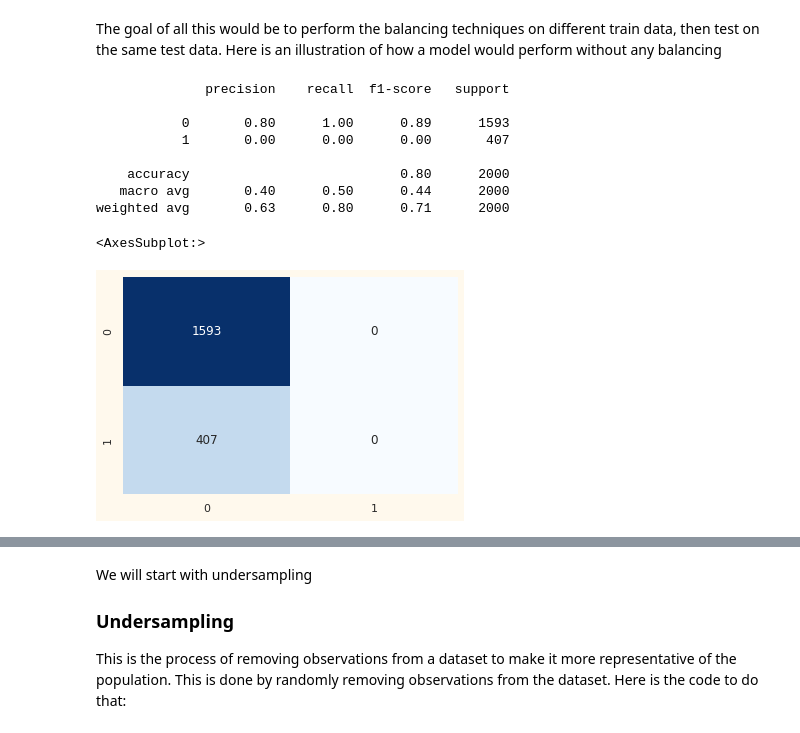
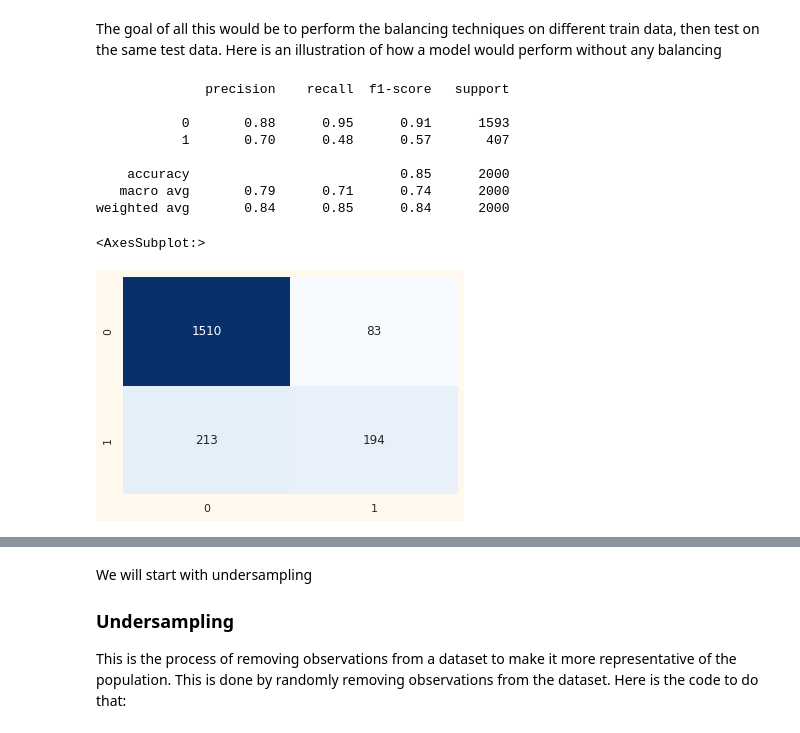
Before and after one commit to Kevin-Nduati/Bank-Customer-Churn-Modelling, a Jupyter notebook: Churn.ipynb, the cells around one changed output, grey strips where cells are left out. Saved outputs shown, nothing was run; the diff lists cells and outputs as text; code cells hidden in the pictures.

Commit message:
Modeling

```diff
--- a/Churn.ipynb
+++ b/Churn.ipynb
@@ -312,31 +325,25 @@ df_train = pd.concat([X_train, y_train], axis=1)
 # %% [markdown]
 The goal of all this would be to perform the balancing techniques on different train data, then test on the same test data. Here is an illustration of how a model would perform without any balancing
 # %%
-def model(df):
-    # Split our data
-    X = df.drop('Exited', axis=1)
-    y = df['Exited']
-    X_train1, X_test1, y_train1, y_test1 = train_test_split(X, y, test_size=0.2, random_state=42, stratify=y)
-    # Create the model
-    model = LogisticRegression()
+def model_eval(model=xgb.XGBClassifier(eval_metric='logloss')):
     # Fit the model
-    model.fit(X_train1, y_train1)
+    model.fit(X_train, y_train)
     # make predictions
     y_pred = model.predict(X_test)
     print(classification_report(y_test, y_pred))
     # Confusion matrix
     cf_matrix = sns.heatmap(confusion_matrix(y_test, y_pred), annot=True, cmap='Blues', cbar=False, fmt='g')
     return cf_matrix
-# %%
-model(df)
-# %% [output]
-              precision    recall  f1-score   support
-
-           0       0.80      1.00      0.89      1593
-           1       0.00      0.00      0.00       407
-
-    accuracy                           0.80      2000
-   macro avg       0.40      0.50      0.44      2000
-weighted avg       0.63      0.80      0.71      2000
-<AxesSubplot:>
-[figure, removed]
+# %%
+model_eval()
+# %% [output]
+              precision    recall  f1-score   support
+
+           0       0.88      0.95      0.91      1593
+           1       0.70      0.48      0.57       407
+
+    accuracy                           0.85      2000
+   macro avg       0.79      0.71      0.74      2000
+weighted avg       0.84      0.85      0.84      2000
+<AxesSubplot:>
+[figure, added]
```
Also changed, not shown: parts of 11 cells of this notebook.
